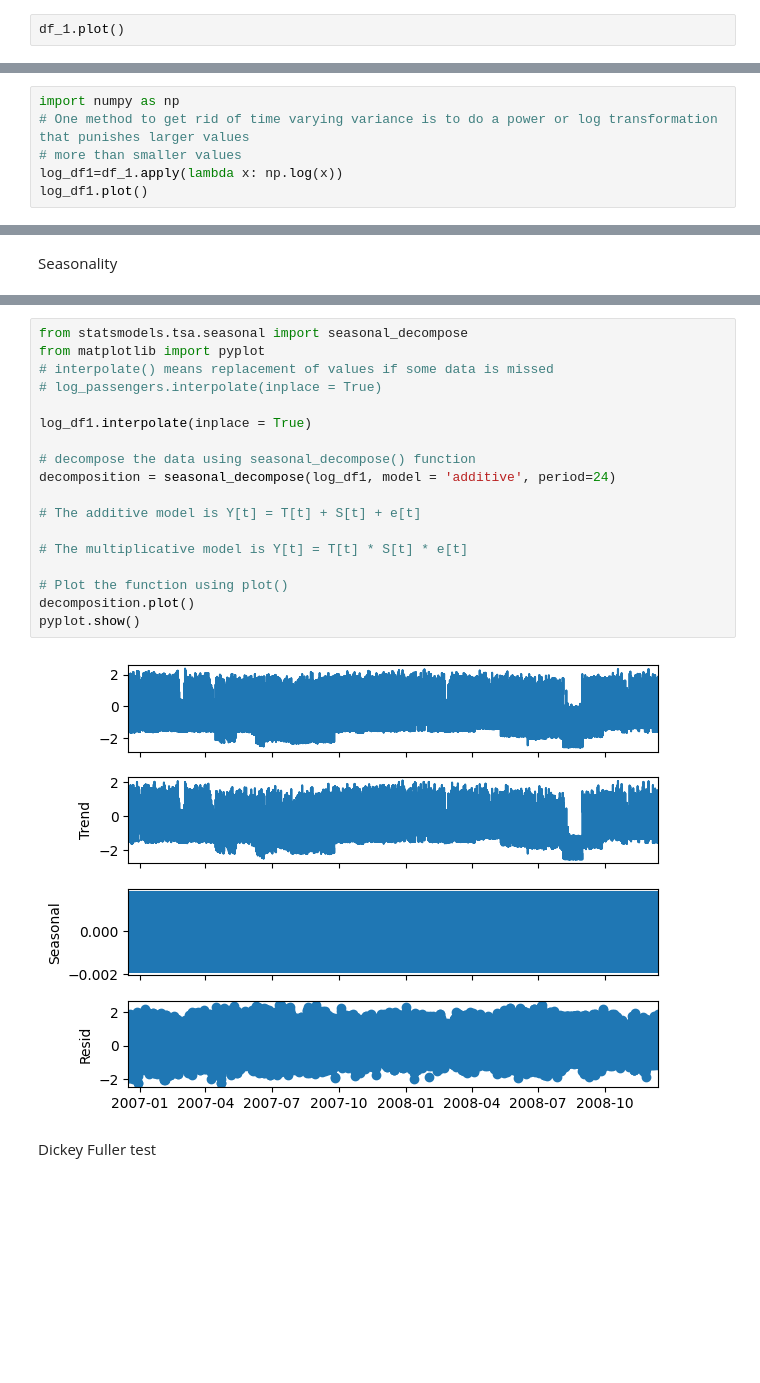
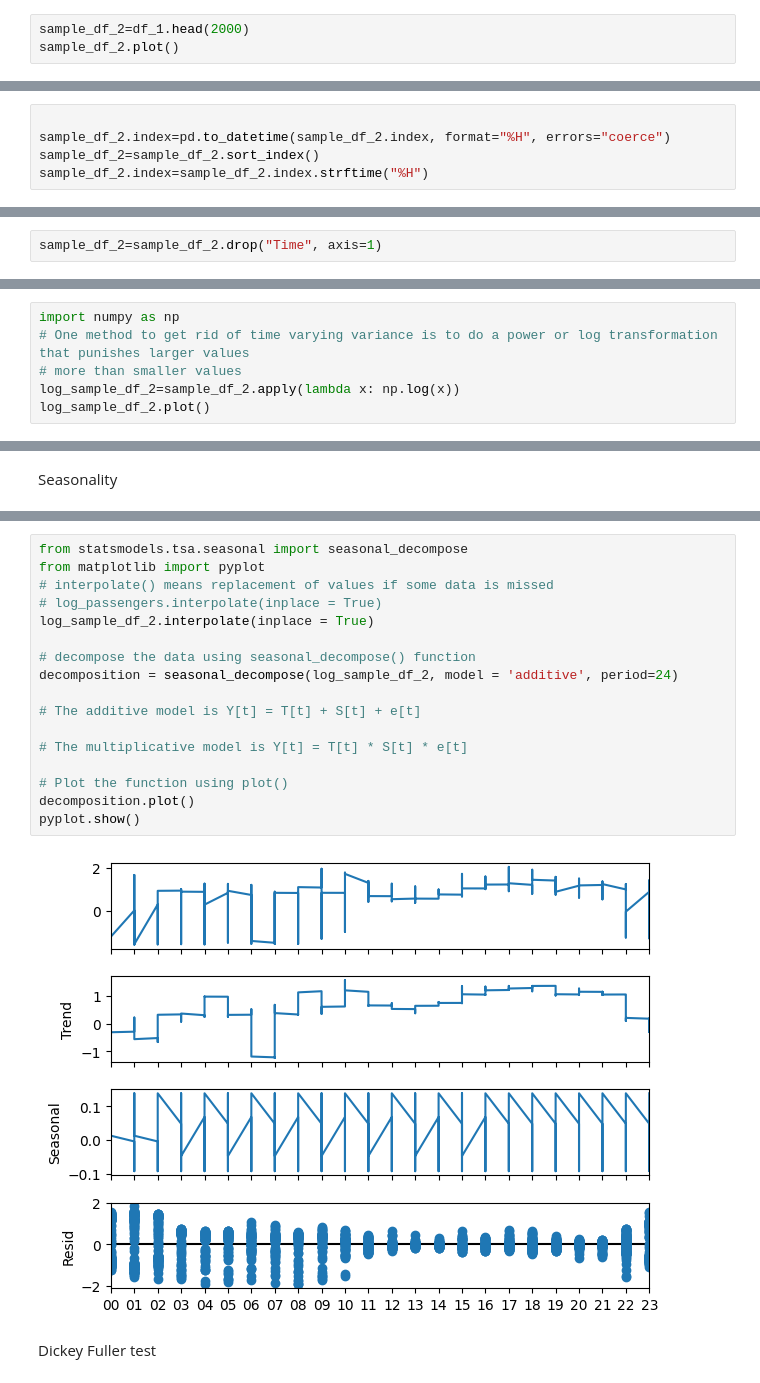
Before and after one commit to Enkhbayasgalan97/CA1-2026163, a Jupyter notebook: CA1.ipynb, the cells around one changed output, grey strips where cells are left out. Saved outputs shown, nothing was run; the diff lists cells and outputs as text; blank space fills up the shorter version.

```diff
--- a/CA1.ipynb
+++ b/CA1.ipynb
@@ -739,3 +804,4 @@ memory usage: 16.0 MB
 # %%
-df_1.plot()
+sample_df_2=df_1.head(2000)
+sample_df_2.plot()
 # %% [output]
@@ -743,0 +810,5 @@ df_1.plot()
+# %%
+
+sample_df_2.index=pd.to_datetime(sample_df_2.index, format="%H", errors="coerce")
+sample_df_2=sample_df_2.sort_index()
+sample_df_2.index=sample_df_2.index.strftime("%H")
@@ -743,0 +842,2 @@ df_1.plot()
+# %%
+sample_df_2=sample_df_2.drop("Time", axis=1)
@@ -752,6 +862,6 @@ Stationary
 import numpy as np
 # One method to get rid of time varying variance is to do a power or log transformation that punishes larger values
 # more than smaller values
-log_df1=df_1.apply(lambda x: np.log(x))
-log_df1.plot()
+log_sample_df_2=sample_df_2.apply(lambda x: np.log(x))
+log_sample_df_2.plot()
 # %% [output]
@@ -775,23 +885,22 @@ log_df_diff.plot()
 # %%
 from statsmodels.tsa.seasonal import seasonal_decompose
 from matplotlib import pyplot
 # interpolate() means replacement of values if some data is missed
 # log_passengers.interpolate(inplace = True)
-
-log_df1.interpolate(inplace = True)
+log_sample_df_2.interpolate(inplace = True)
 
 # decompose the data using seasonal_decompose() function
-decomposition = seasonal_decompose(log_df1, model = 'additive', period=24)
+decomposition = seasonal_decompose(log_sample_df_2, model = 'additive', period=24)
 
 # The additive model is Y[t] = T[t] + S[t] + e[t]
 
 # The multiplicative model is Y[t] = T[t] * S[t] * e[t]
 
 # Plot the function using plot()
 decomposition.plot()
 pyplot.show()
 # %% [output]
-[figure, old version]
+[figure, new version]
 # %% [markdown]
 Dickey Fuller test
 # %%
```
Also changed, not shown: parts of 82 cells of this notebook, 6 other files.
